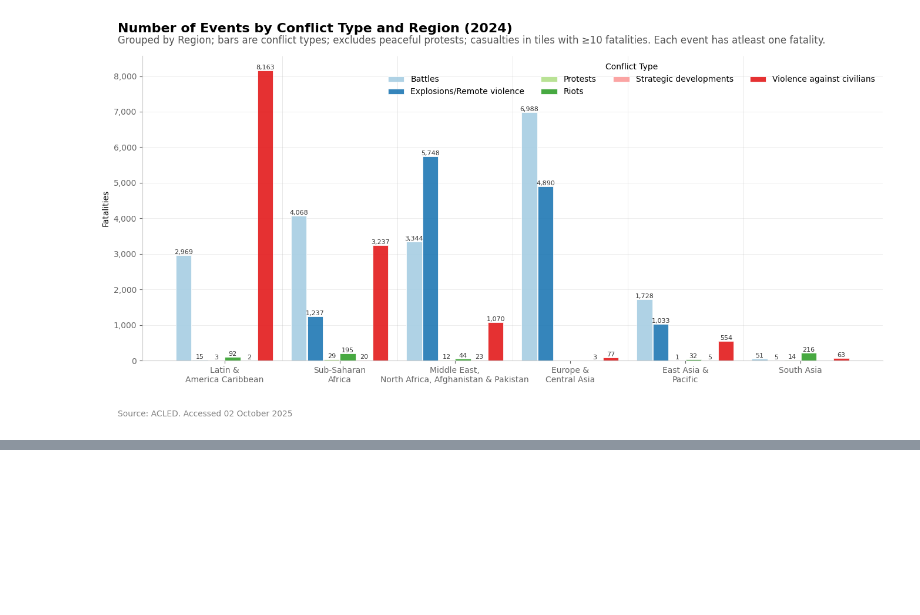
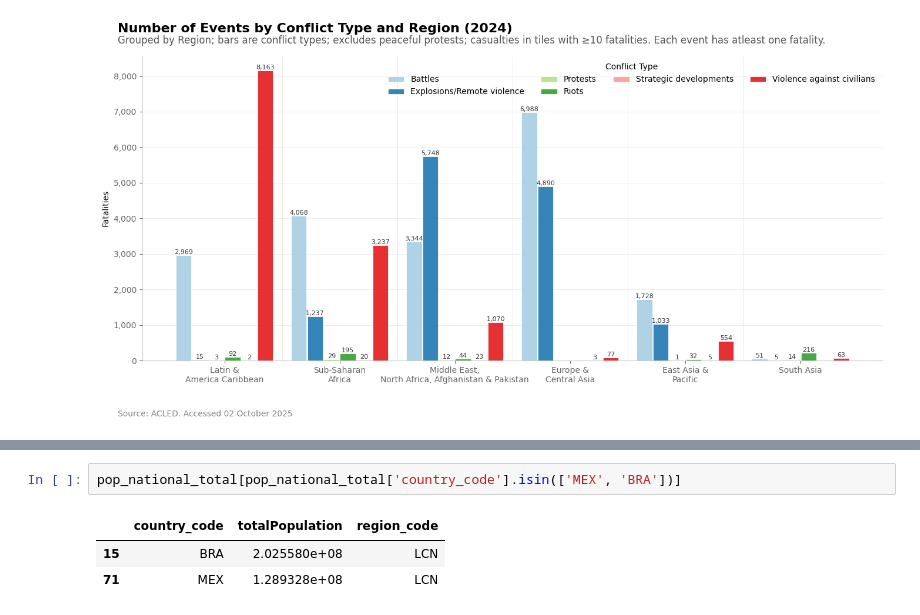
Before and after one commit to worldbank/MENA-FCV-economic-monitor, a Jupyter notebook: notebooks/conflict/acled_report_global.ipynb, the cells around one changed output, grey strips where cells are left out. Drawn from its saved outputs; the diff is of its cells as text; blank space fills up the shorter version.

```diff
--- a/notebooks/conflict/acled_report_global.ipynb
+++ b/notebooks/conflict/acled_report_global.ipynb
@@ -667,0 +757,6 @@ fig;
+# %%
+pop_national_total[pop_national_total['country_code'].isin(['MEX', 'BRA'])]
+# %% [output]
+|  | country_code | totalPopulation | region_code |
+| 15 | BRA | 2.025580e+08 | LCN |
+| 71 | MEX | 1.289328e+08 | LCN |
```
Also changed, not shown: parts of 22 cells of this notebook.
